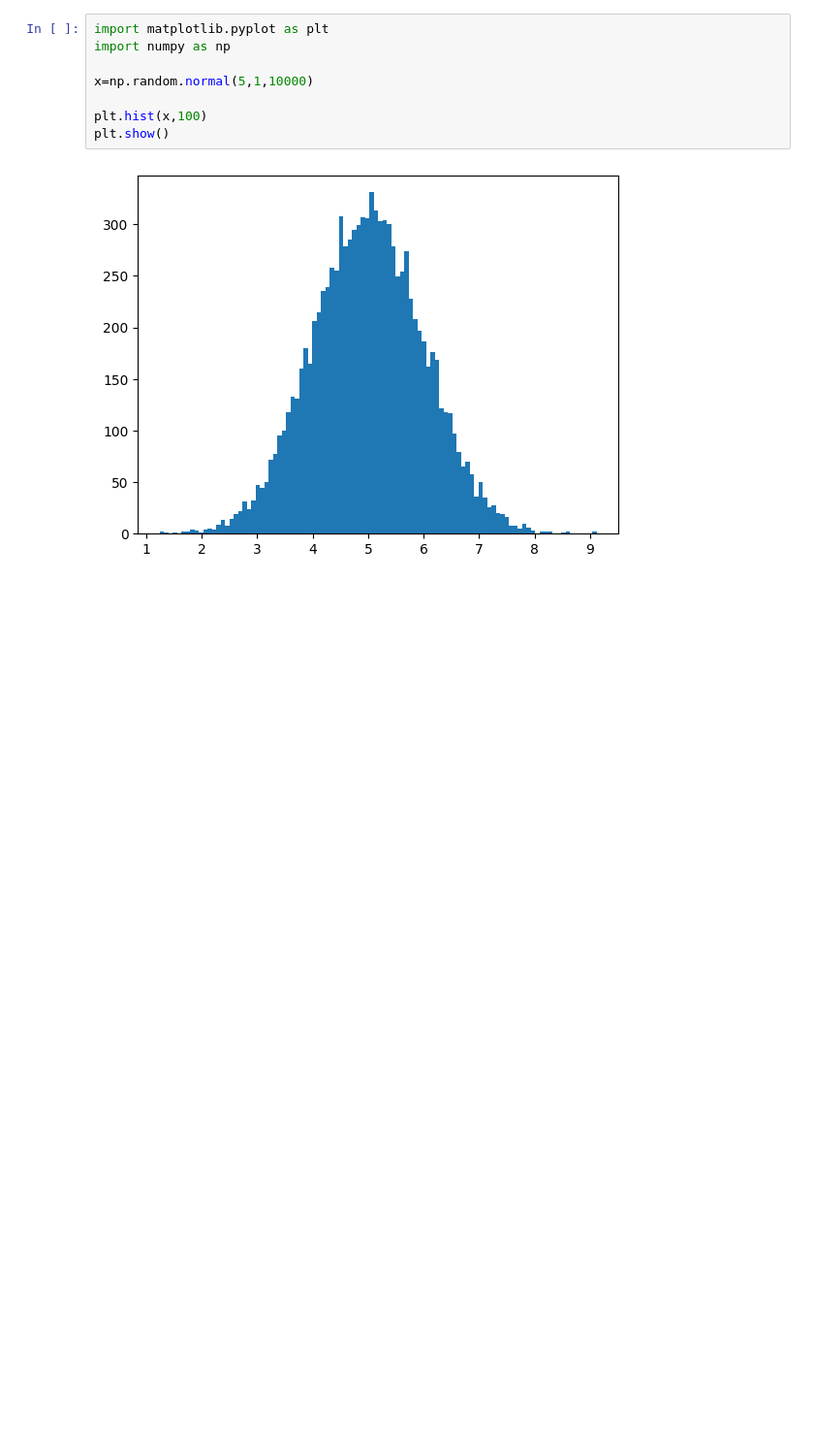
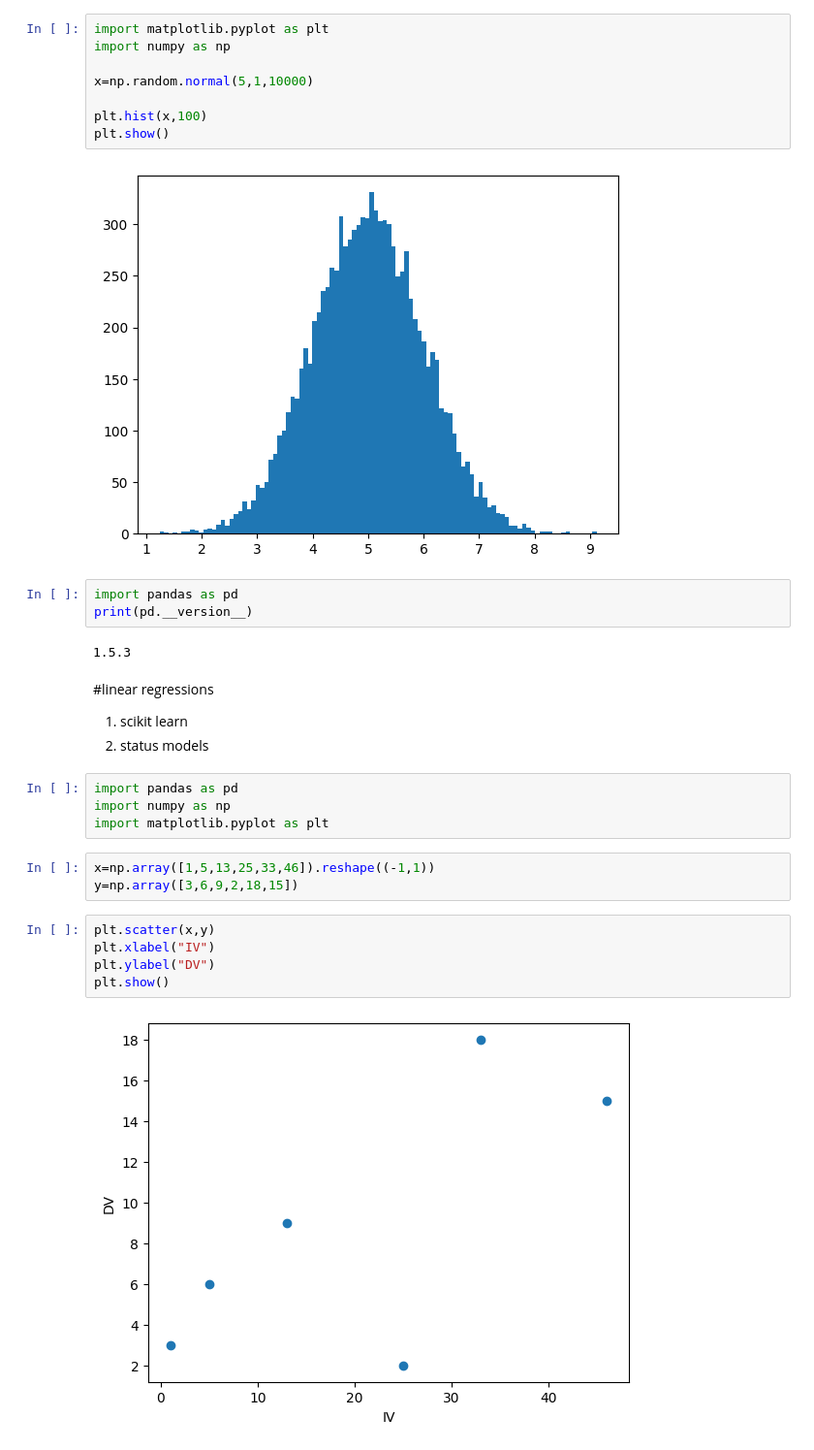
Before and after one commit to kaveritirlapur/kaveri, a Jupyter notebook: ml.ipynb, the cells around one changed output. Shown: that part at 97% size. Drawn from its saved outputs; the diff is of its cells as text; blank space fills up the shorter version.

```diff
--- a/ml.ipynb
+++ b/ml.ipynb
@@ -868,3 +868,27 @@ plt.hist(x,100)
 plt.show()
 # %% [output]
 [figure]
+# %%
+import pandas as pd
+print(pd.__version__)
+# %% [output]
+1.5.3
+# %% [markdown]
+#linear regressions
+
+1. scikit learn
+2. status models
+# %%
+import pandas as pd
+import numpy as np
+import matplotlib.pyplot as plt
+# %%
+x=np.array([1,5,13,25,33,46]).reshape((-1,1))
+y=np.array([3,6,9,2,18,15])
+# %%
+plt.scatter(x,y)
+plt.xlabel("IV")
+plt.ylabel("DV")
+plt.show()
+# %% [output]
+[figure, added]
```
Also changed, not shown: parts of 7 cells of this notebook.
